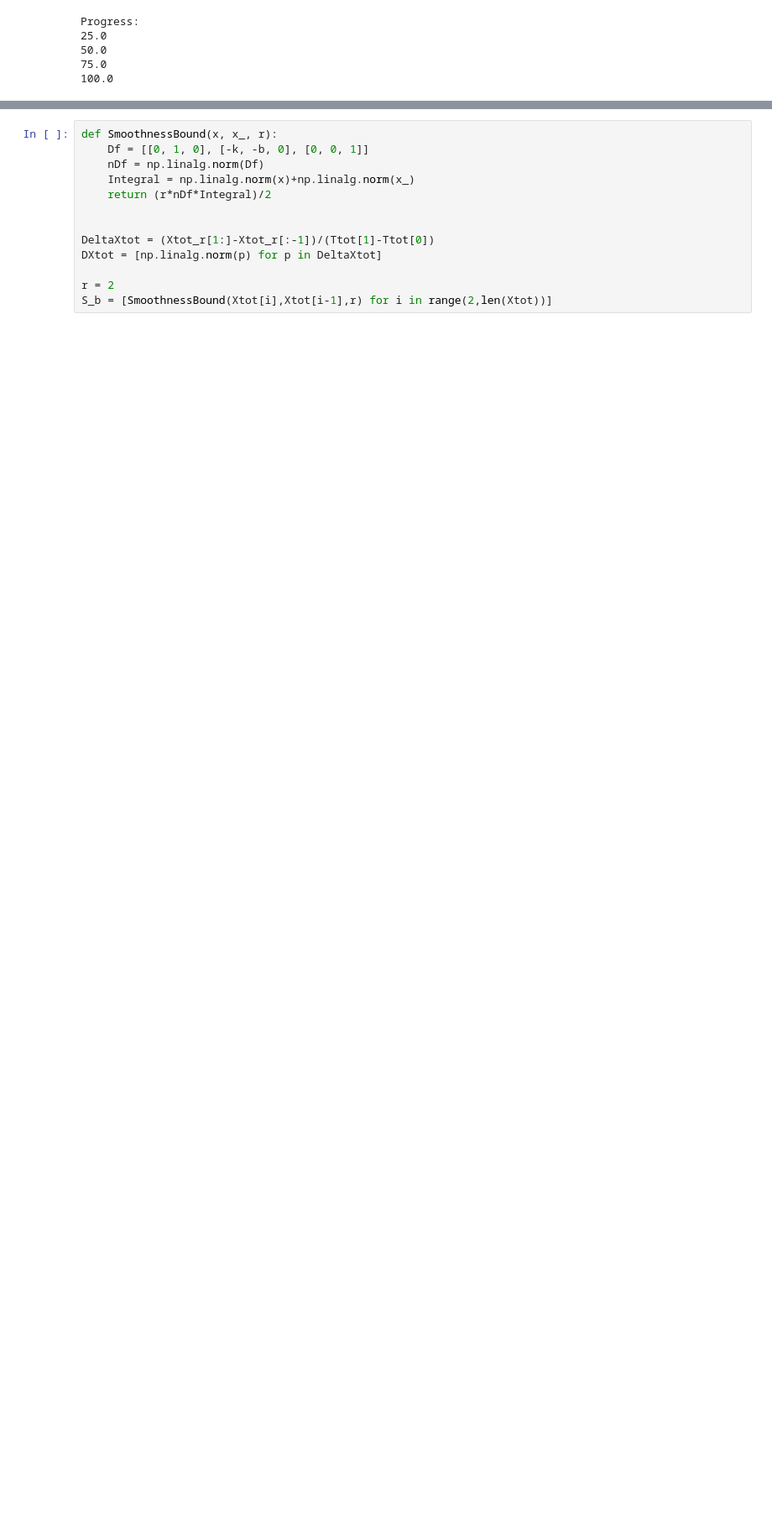
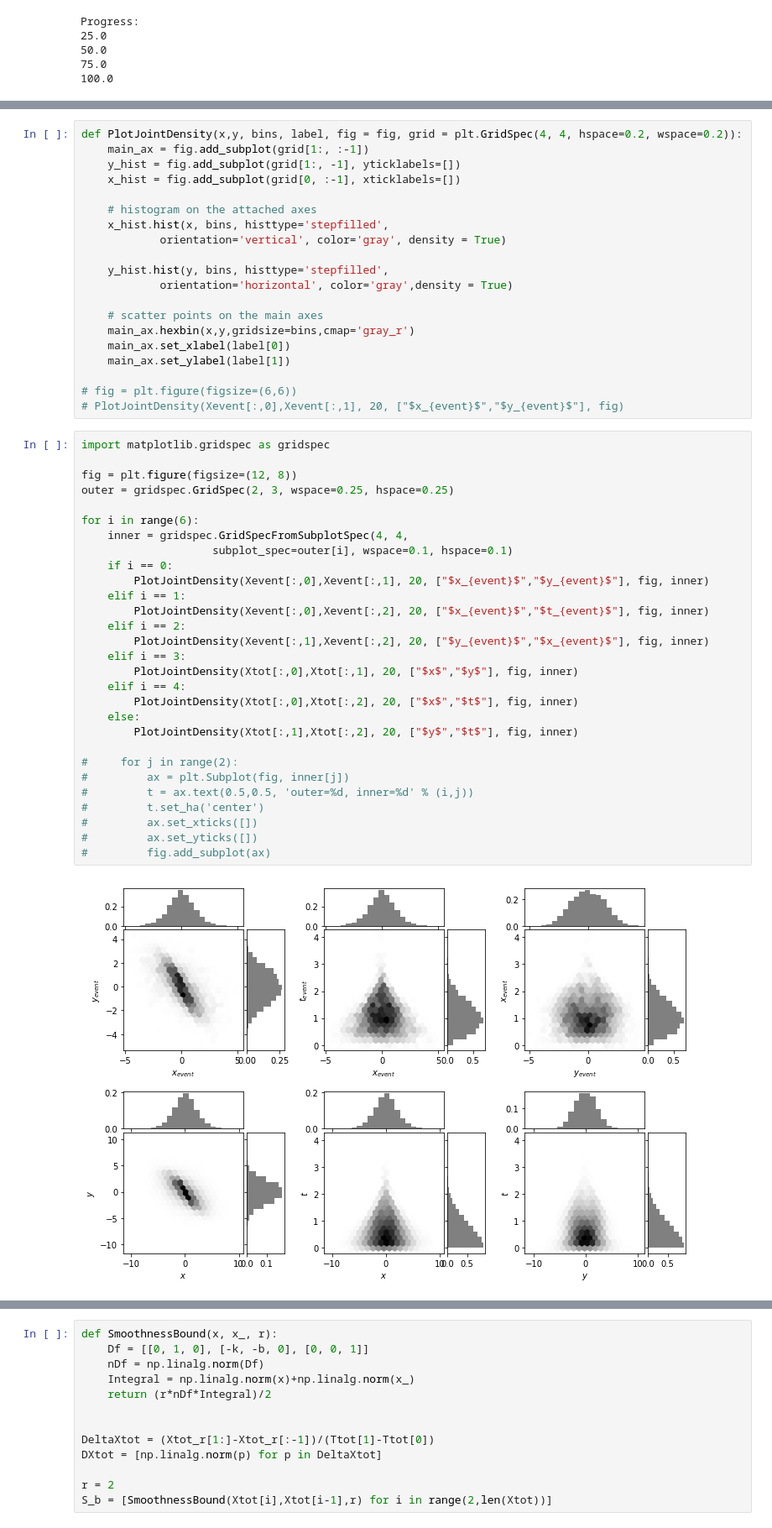
Before and after one commit to massastrello/PDMP-ID, a Jupyter notebook: pyPDMP/notebooks/HSIS-ID.ipynb, the cells around one changed output, grey strips where cells are left out. Shown at 84% size. Cells and saved outputs as stored; diff of their text form; blank space fills up the shorter version.

```diff
--- a/pyPDMP/notebooks/HSIS-ID.ipynb
+++ b/pyPDMP/notebooks/HSIS-ID.ipynb
@@ -156,3 +179,54 @@ Text(0.5, 0, 'event time')
+# %%
+def PlotJointDensity(x,y, bins, label, fig = fig, grid = plt.GridSpec(4, 4, hspace=0.2, wspace=0.2)):
+    main_ax = fig.add_subplot(grid[1:, :-1])
+    y_hist = fig.add_subplot(grid[1:, -1], yticklabels=[])
+    x_hist = fig.add_subplot(grid[0, :-1], xticklabels=[])
+
+    # histogram on the attached axes
+    x_hist.hist(x, bins, histtype='stepfilled',
+            orientation='vertical', color='gray', density = True)
+
+    y_hist.hist(y, bins, histtype='stepfilled',
+            orientation='horizontal', color='gray',density = True)
+
+    # scatter points on the main axes
+    main_ax.hexbin(x,y,gridsize=bins,cmap='gray_r')
+    main_ax.set_xlabel(label[0])
+    main_ax.set_ylabel(label[1])
+
+# fig = plt.figure(figsize=(6,6))
+# PlotJointDensity(Xevent[:,0],Xevent[:,1], 20, ["$x_{event}$","$y_{event}$"], fig)
+# %%
+import matplotlib.gridspec as gridspec
+
+fig = plt.figure(figsize=(12, 8))
+outer = gridspec.GridSpec(2, 3, wspace=0.25, hspace=0.25)
+
+for i in range(6):
+    inner = gridspec.GridSpecFromSubplotSpec(4, 4,
+                    subplot_spec=outer[i], wspace=0.1, hspace=0.1)
+    if i == 0:
+        PlotJointDensity(Xevent[:,0],Xevent[:,1], 20, ["$x_{event}$","$y_{event}$"], fig, inner)
+    elif i == 1:
+        PlotJointDensity(Xevent[:,0],Xevent[:,2], 20, ["$x_{event}$","$t_{event}$"], fig, inner)
+    elif i == 2:
+        PlotJointDensity(Xevent[:,1],Xevent[:,2], 20, ["$y_{event}$","$x_{event}$"], fig, inner)
+    elif i == 3:
+        PlotJointDensity(Xtot[:,0],Xtot[:,1], 20, ["$x$","$y$"], fig, inner)
+    elif i == 4:
+        PlotJointDensity(Xtot[:,0],Xtot[:,2], 20, ["$x$","$t$"], fig, inner)
+    else:
+        PlotJointDensity(Xtot[:,1],Xtot[:,2], 20, ["$y$","$t$"], fig, inner)
+
+#     for j in range(2):
+#         ax = plt.Subplot(fig, inner[j])
+#         t = ax.text(0.5,0.5, 'outer=%d, inner=%d' % (i,j))
+#         t.set_ha('center')
+#         ax.set_xticks([])
+#         ax.set_yticks([])
+#         fig.add_subplot(ax)
+# %% [output]
+[figure, added]
 # %%
 %matplotlib inline
 import matplotlib.pyplot as plt
```
Also changed, not shown: parts of 27 cells of this notebook.
